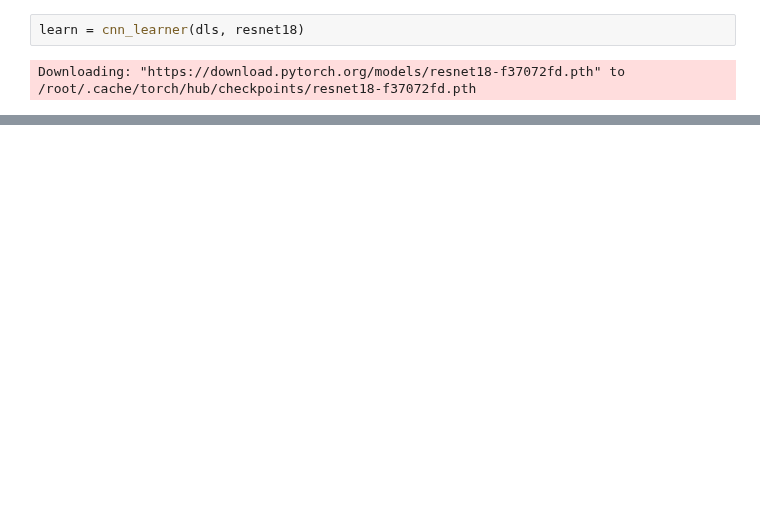
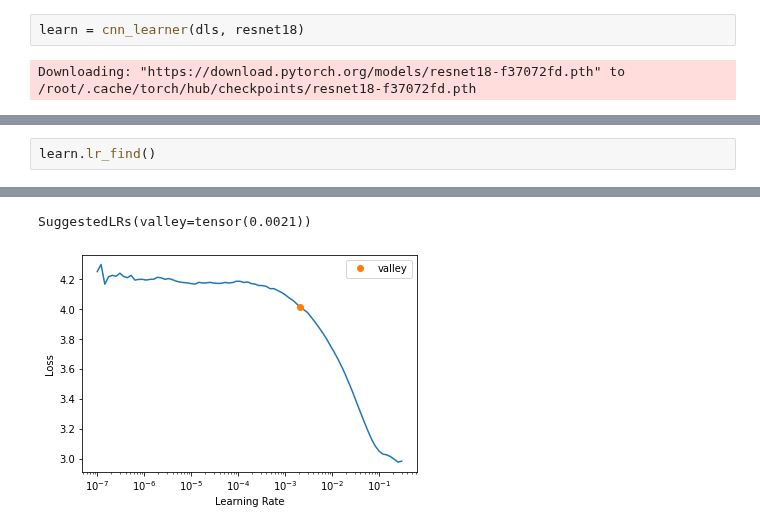
Before and after one commit to Aravinda89/fastai_bootcamp, a Jupyter notebook: FKey.ipynb, the cells around one changed output, grey strips where cells are left out. Saved outputs shown, nothing was run; the diff lists cells and outputs as text; blank space fills up the shorter version.

```diff
--- a/FKey.ipynb
+++ b/FKey.ipynb
@@ -282,0 +297,3 @@ KeyboardInterrupt: ignored
+# %%
+learn.lr_find()
+# %% [output]
@@ -282,0 +301,2 @@ KeyboardInterrupt: ignored
+SuggestedLRs(valley=tensor(0.0021))
+[figure, added]
```
Also changed, not shown: parts of 11 cells of this notebook.
